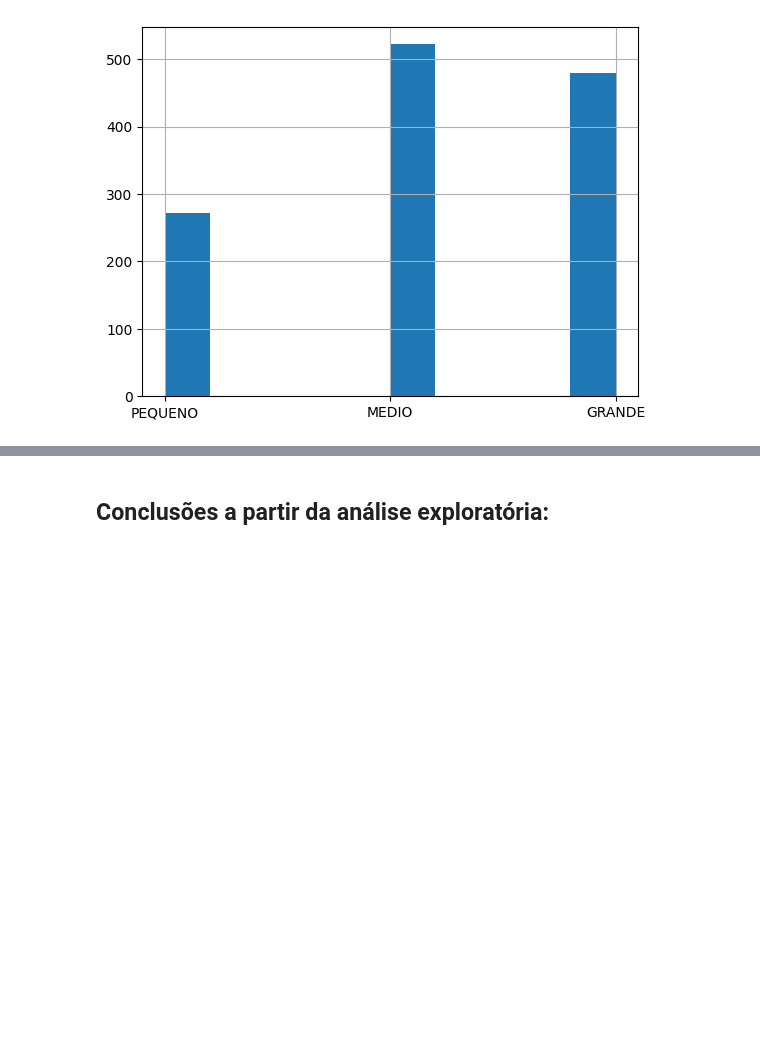
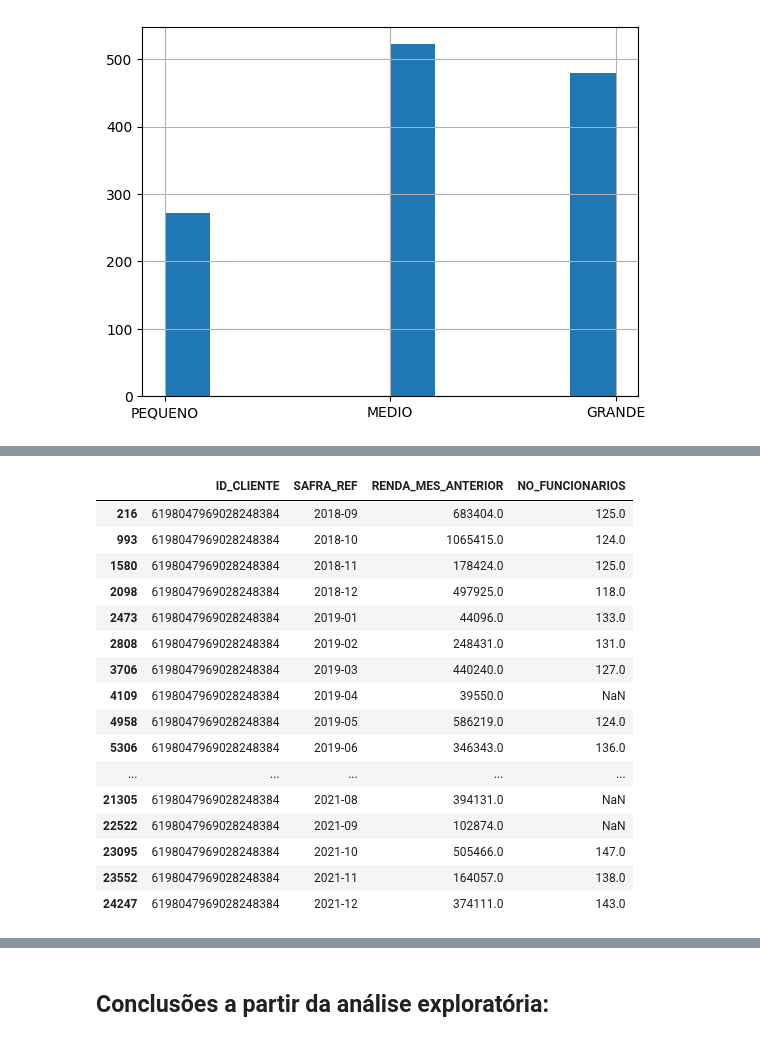
Before and after one commit to mmdes/default-risk-analysis, a Jupyter notebook: notebooks/exploratory_analysis.ipynb, the cells around one changed output, grey strips where cells are left out. Cells and saved outputs as stored; diff of their text form; code cells hidden in the pictures; blank space fills up the shorter version.

```diff
--- a/notebooks/exploratory_analysis.ipynb
+++ b/notebooks/exploratory_analysis.ipynb
@@ -210,0 +323,18 @@ plt.tight_layout()
+# %%
+# Vendo clientes que possuem registros com número de funcionários e registros sem número de funcionários
+# talvez posso usar backward fill para preencher os valores faltantes
+# Agrega contagens de missing e non-missing por cliente
+agg_func = (
+    base_info
+    .groupby('ID_CLIENTE')['NO_FUNCIONARIOS']
+    .agg(n_present=lambda s: s.notna().sum(),
+         n_missing=lambda s: s.isna().sum())
+)
+
+# Seleciona só os clientes que têm pelo menos 1 valor presente e 1 valor faltante
+clientes_func_mixtos = agg_func[(agg_func['n_present'] > 0) & (agg_func['n_missing'] > 0)].index
+
+# Filtra o DataFrame original
+df_func_mixtos = base_info[ base_info['ID_CLIENTE'].isin(clientes_func_mixtos) ]
+
+df_func_mixtos
@@ -210,0 +355,21 @@ plt.tight_layout()
+# %%
+# Pegando uma amostra
+df_func_mixtos[df_func_mixtos['ID_CLIENTE']==6198047969028248384]
+# %% [output]
+|  | ID_CLIENTE | SAFRA_REF | RENDA_MES_ANTERIOR | NO_FUNCIONARIOS |
+| 216 | 6198047969028248384 | 2018-09 | 683404.0 | 125.0 |
+| 993 | 6198047969028248384 | 2018-10 | 1065415.0 | 124.0 |
+| 1580 | 6198047969028248384 | 2018-11 | 178424.0 | 125.0 |
+| 2098 | 6198047969028248384 | 2018-12 | 497925.0 | 118.0 |
+| 2473 | 6198047969028248384 | 2019-01 | 44096.0 | 133.0 |
+| 2808 | 6198047969028248384 | 2019-02 | 248431.0 | 131.0 |
+| 3706 | 6198047969028248384 | 2019-03 | 440240.0 | 127.0 |
+| 4109 | 6198047969028248384 | 2019-04 | 39550.0 | NaN |
+| 4958 | 6198047969028248384 | 2019-05 | 586219.0 | 124.0 |
+| 5306 | 6198047969028248384 | 2019-06 | 346343.0 | 136.0 |
+| ... | ... | ... | ... | ... |
+| 21305 | 6198047969028248384 | 2021-08 | 394131.0 | NaN |
+| 22522 | 6198047969028248384 | 2021-09 | 102874.0 | NaN |
+| 23095 | 6198047969028248384 | 2021-10 | 505466.0 | 147.0 |
+| 23552 | 6198047969028248384 | 2021-11 | 164057.0 | 138.0 |
+| 24247 | 6198047969028248384 | 2021-12 | 374111.0 | 143.0 |
```
Also changed, not shown: parts of 16 cells of this notebook.
